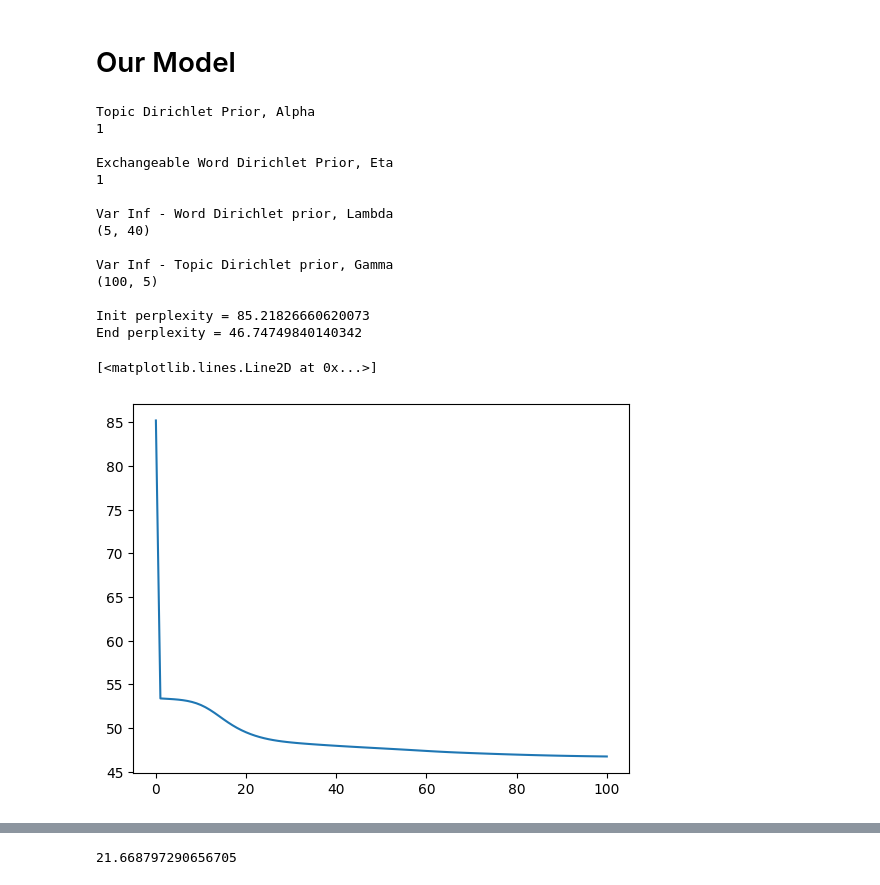
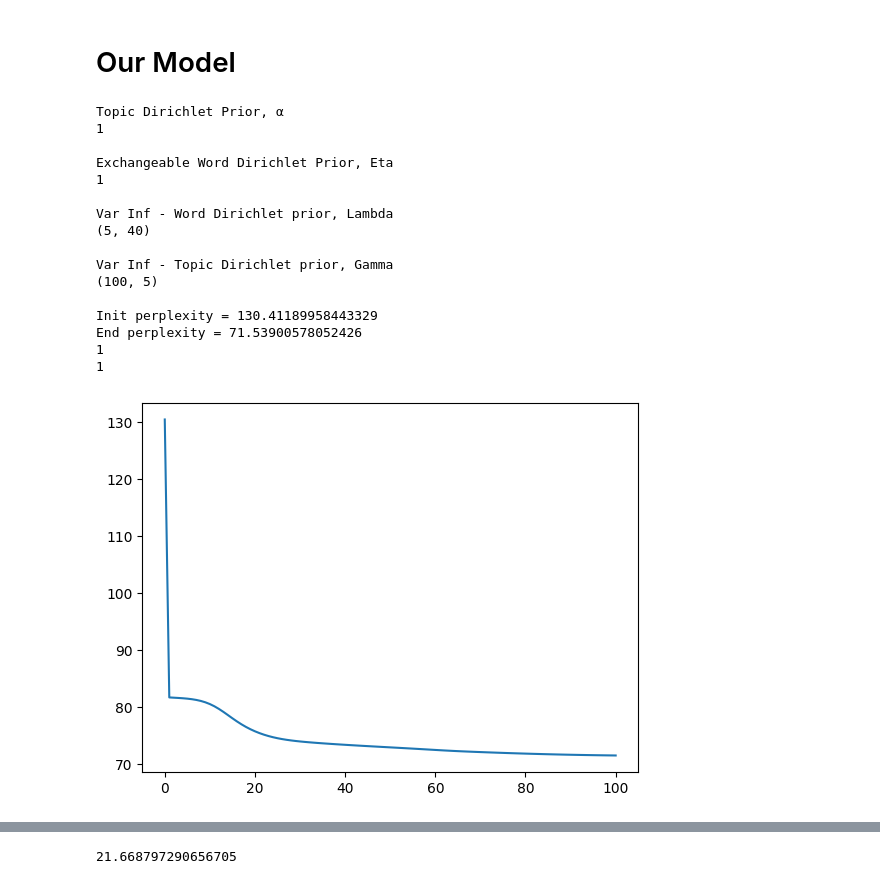
Before and after one commit to RobbenRibery/TuoTuo, a Jupyter notebook: notebook/Our Model vs SKLearn.ipynb, the cells around one changed output, grey strips where cells are left out. Saved outputs shown, nothing was run; the diff lists cells and outputs as text; code cells hidden in the pictures.

```diff
--- a/notebook/Our Model vs SKLearn.ipynb
+++ b/notebook/Our Model vs SKLearn.ipynb
@@ -47,7 +45,11 @@ The autoreload extension is already loaded. To reload it, use:
 gen = doc_generator(
     M = 100,
     L = 20,
-    topic_prior = tr.tensor([1,1,1,1,1], dtype=tr.double)
+    topic_prior = \
+        tr.tensor(
+        [1,1,1,1,1],
+        dtype=tr.double
+    )
 )
 # %%
 gen.alpha
@@ -172,30 +174,36 @@ There are 40 unique vocab in the corpus after processing
 # %%
 lda = LDASmoothed(
     num_topics = 5,
+    exchangeable_prior = True,
 )
 
 perplexes = lda.fit(
     train_doc= train_docs,
     sampling= False,
+    update_hyper_parms=False,
     verbose=True,
     return_perplexities=True,
 )
 
 plt.plot(perplexes)
+
+print(lda._alpha_)
+print(lda._eta_)
 # %% [output]
-Topic Dirichlet Prior, Alpha
+Topic Dirichlet Prior, α
 1
 
 Exchangeable Word Dirichlet Prior, Eta
 1
 
 Var Inf - Word Dirichlet prior, Lambda
 (5, 40)
 
 Var Inf - Topic Dirichlet prior, Gamma
 (100, 5)
 
-Init perplexity = 85.21826660620073
-End perplexity = 46.74749840140342
+Init perplexity = 130.41189958443329
+End perplexity = 71.53900578052426
+1
+1
-[<matplotlib.lines.Line2D at 0x...>]
-[figure, old version]
+[figure, new version]
```
Also changed, not shown: parts of 15 cells of this notebook, 1 other file.
